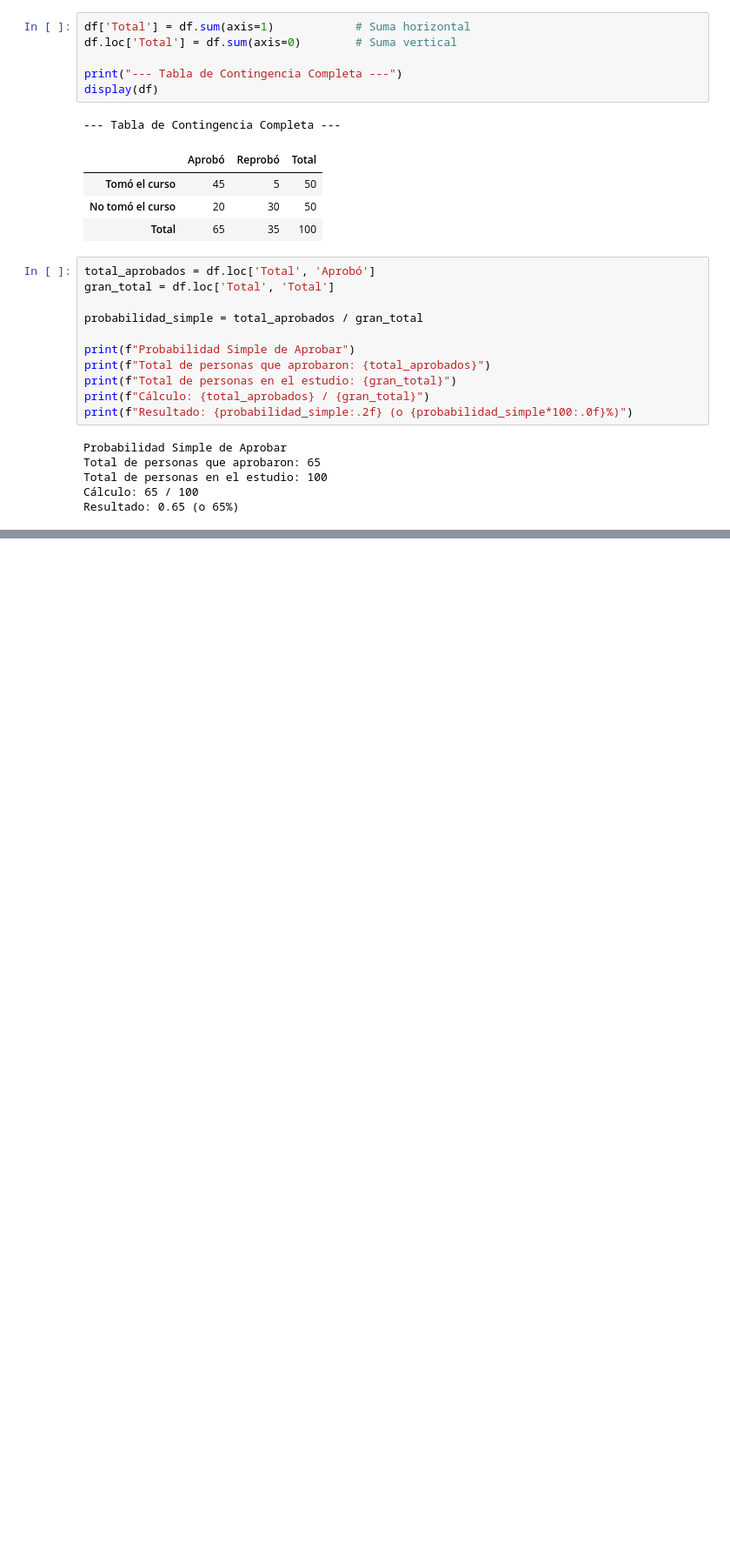
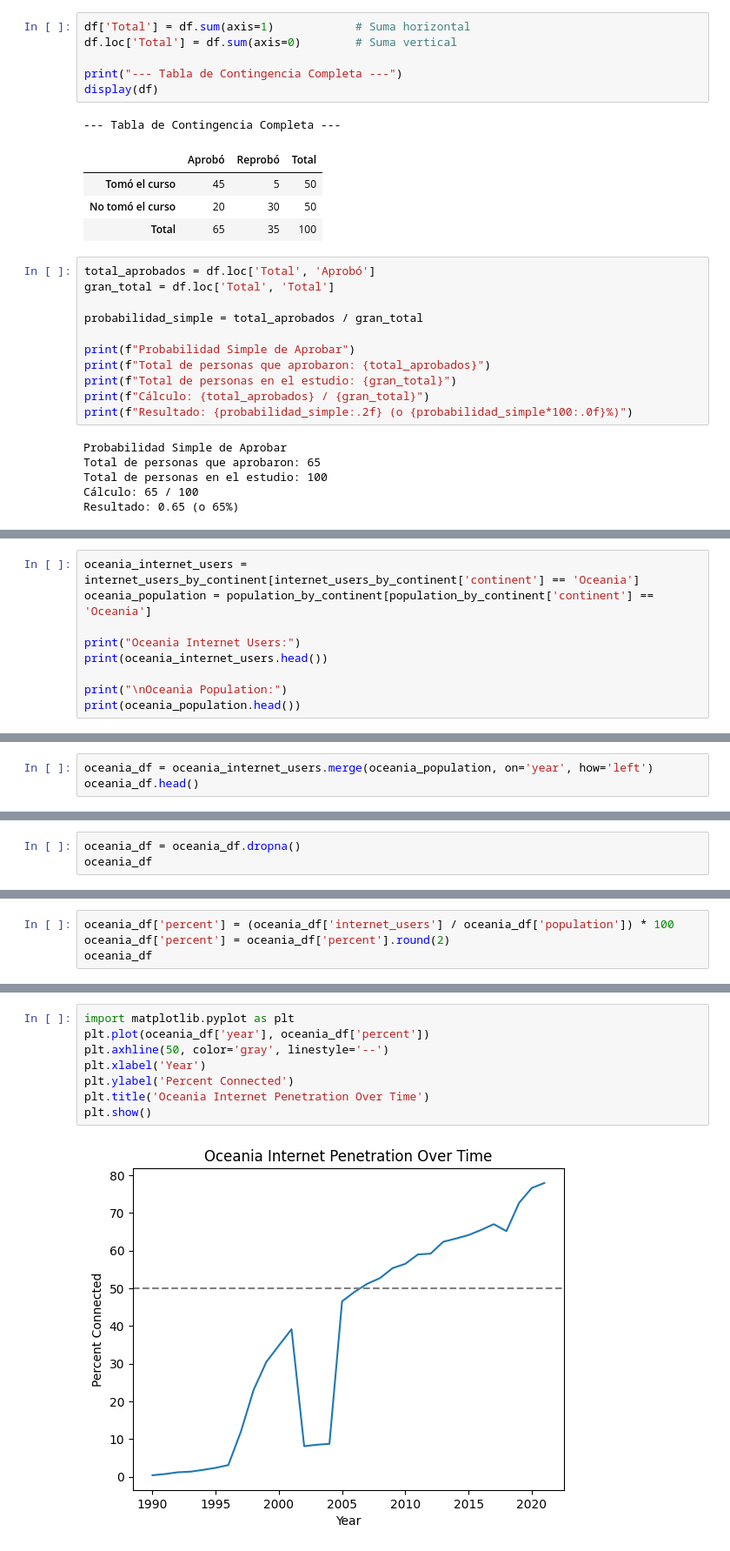
Before and after one commit to AdriannMo/Mineria_de_Datos, a Jupyter notebook: Minería_de_Datos.ipynb, the cells around one changed output, grey strips where cells are left out. Shown at 87% size. Saved outputs shown, nothing was run; the diff lists cells and outputs as text; blank space fills up the shorter version.

```diff
--- a/Minería_de_Datos.ipynb
+++ b/Minería_de_Datos.ipynb
@@ -1310,0 +1370,9 @@ Resultado: 0.65 (o 65%)
+# %%
+oceania_internet_users = internet_users_by_continent[internet_users_by_continent['continent'] == 'Oceania']
+oceania_population = population_by_continent[population_by_continent['continent'] == 'Oceania']
+
+print("Oceania Internet Users:")
+print(oceania_internet_users.head())
+
+print("\nOceania Population:")
+print(oceania_population.head())
@@ -1310,0 +1395,3 @@ Resultado: 0.65 (o 65%)
+# %%
+oceania_df = oceania_internet_users.merge(oceania_population, on='year', how='left')
+oceania_df.head()
@@ -1310,0 +1405,3 @@ Resultado: 0.65 (o 65%)
+# %%
+oceania_df = oceania_df.dropna()
+oceania_df
@@ -1310,0 +1426,4 @@ Resultado: 0.65 (o 65%)
+# %%
+oceania_df['percent'] = (oceania_df['internet_users'] / oceania_df['population']) * 100
+oceania_df['percent'] = oceania_df['percent'].round(2)
+oceania_df
@@ -1310,0 +1454,10 @@ Resultado: 0.65 (o 65%)
+# %%
+import matplotlib.pyplot as plt
+plt.plot(oceania_df['year'], oceania_df['percent'])
+plt.axhline(50, color='gray', linestyle='--')
+plt.xlabel('Year')
+plt.ylabel('Percent Connected')
+plt.title('Oceania Internet Penetration Over Time')
+plt.show()
+# %% [output]
+[figure, added]
```
Also changed, not shown: parts of 13 cells of this notebook.
